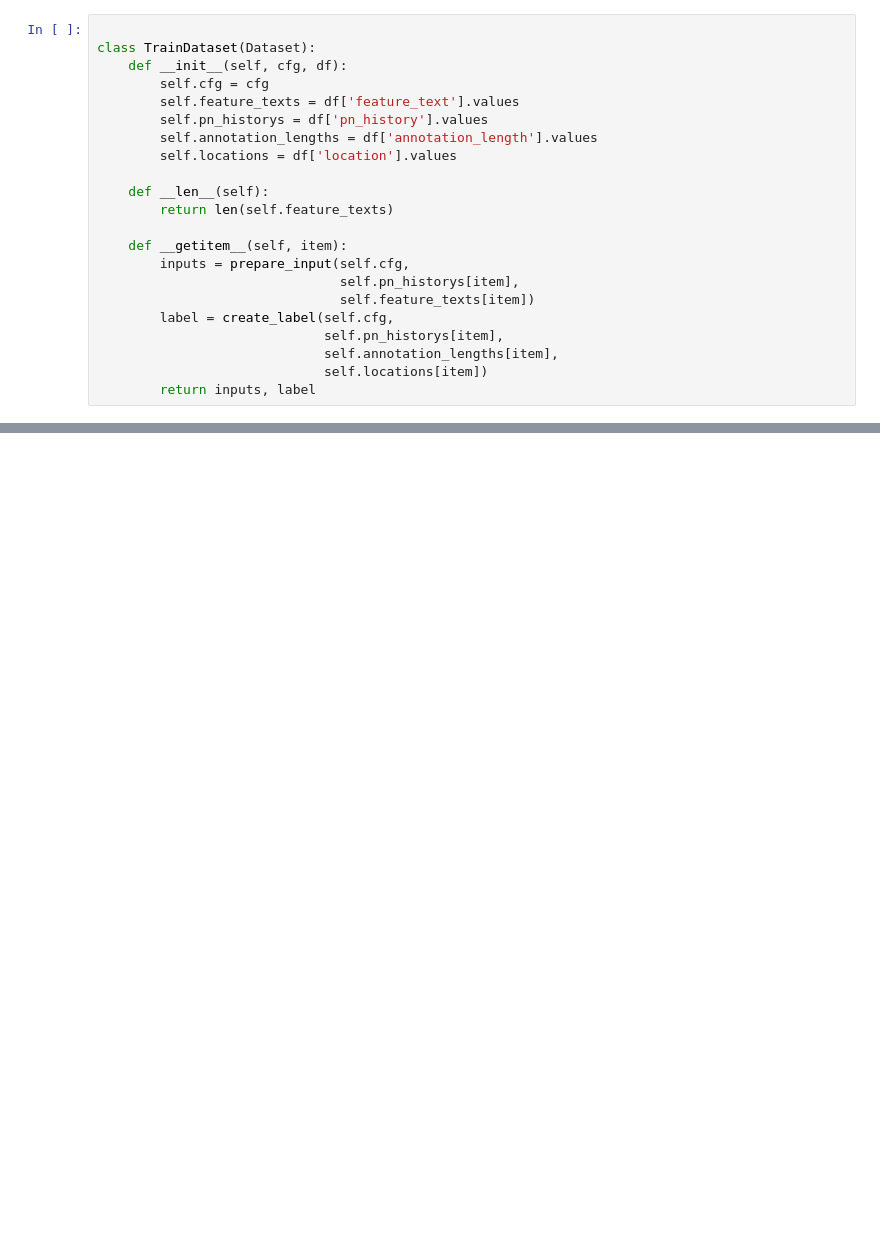
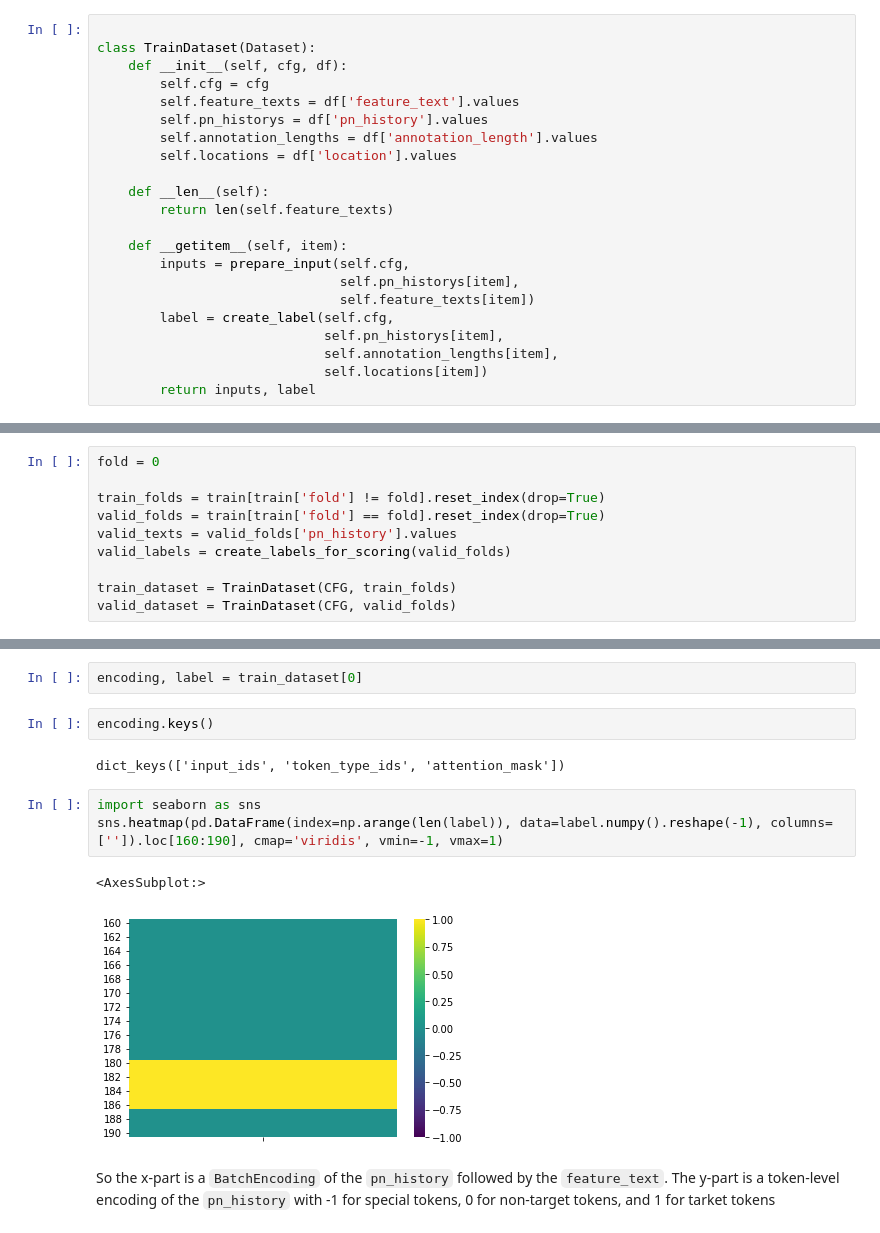
Before and after one commit to naveace/nbme_comp, a Jupyter notebook: src/project/experiments/DataCleaning_Evan.ipynb, the cells around one changed output, grey strips where cells are left out. Cells and saved outputs as stored; diff of their text form; blank space fills up the shorter version.

Commit message:
Finalized data  cleaning

```diff
--- a/src/project/experiments/DataCleaning_Evan.ipynb
+++ b/src/project/experiments/DataCleaning_Evan.ipynb
@@ -708,0 +870,10 @@ def inference_fn(test_loader, model, device):
+# %%
+fold = 0
+
+train_folds = train[train['fold'] != fold].reset_index(drop=True)
+valid_folds = train[train['fold'] == fold].reset_index(drop=True)
+valid_texts = valid_folds['pn_history'].values
+valid_labels = create_labels_for_scoring(valid_folds)
+
+train_dataset = TrainDataset(CFG, train_folds)
+valid_dataset = TrainDataset(CFG, valid_folds)
@@ -708,0 +901,14 @@ def inference_fn(test_loader, model, device):
+# %%
+encoding, label = train_dataset[0]
+# %%
+encoding.keys()
+# %% [output]
+dict_keys(['input_ids', 'token_type_ids', 'attention_mask'])
+# %%
+import seaborn as sns
+sns.heatmap(pd.DataFrame(index=np.arange(len(label)), data=label.numpy().reshape(-1), columns=['']).loc[160:190], cmap='viridis', vmin=-1, vmax=1)
+# %% [output]
+<AxesSubplot:>
+[figure, added]
+# %% [markdown]
+So the x-part is a `BatchEncoding` of the `pn_history` followed by the `feature_text`. The y-part is a token-level encoding of the `pn_history` with -1 for special tokens, 0 for non-target tokens, and 1 for tarket tokens
```
Also changed, not shown: parts of 41 cells of this notebook, 3 other files.
